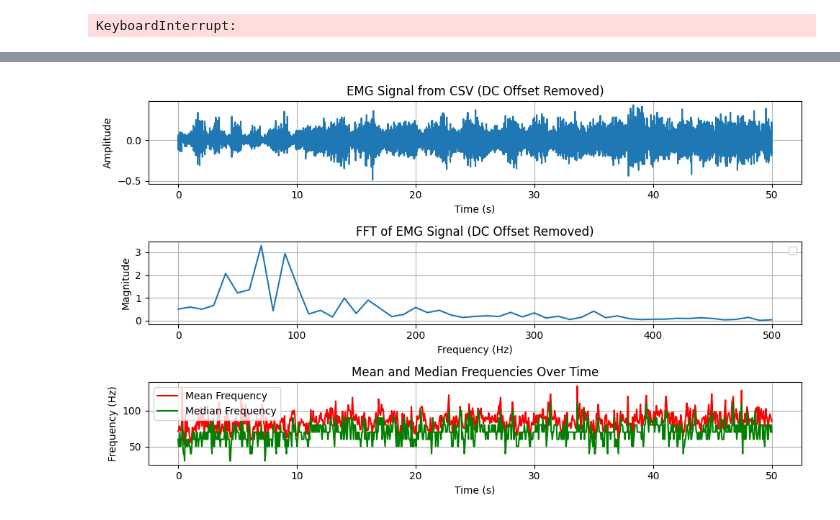
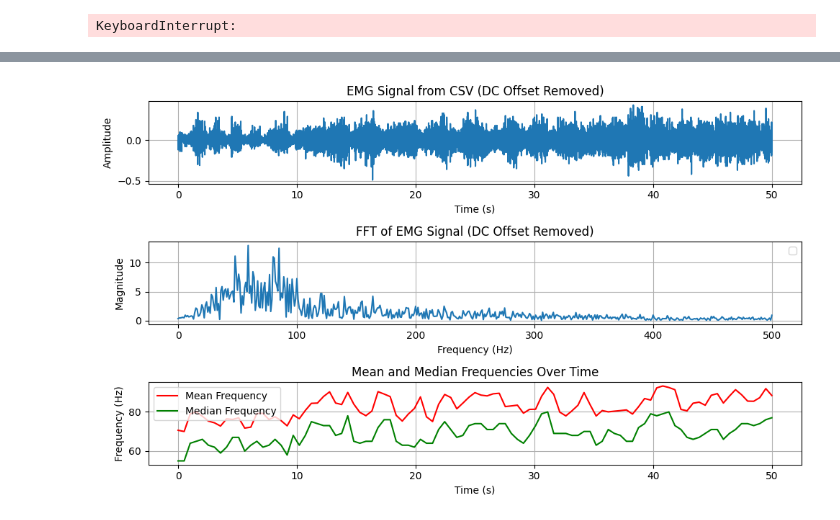
Before and after one commit to Stitch2220/FBio, a Jupyter notebook: 25.ipynb, the cells around one changed output, grey strips where cells are left out. Cells and saved outputs as stored; diff of their text form; code cells hidden in the pictures.

```diff
--- a/25.ipynb
+++ b/25.ipynb
@@ -173,7 +227,7 @@ emg_signal_zero_mean = emg_signal - np.mean(emg_signal)
 
 # Parameters for the signal
 sampling_rate = 1000  # Adjust this according to your data
-window_size = 100  # Window size for FFT
+window_size = 1000  # Window size for FFT
 overlap = 0.5  # 50% overlap
 step_size = int(window_size * (1 - overlap))
 n = len(emg_signal_zero_mean)
@@ -215,31 +269,31 @@ plt.figure(figsize=(10, 6))
 plt.subplot(3, 1, 1)
 plt.plot(np.linspace(0, n / sampling_rate, n), emg_signal_zero_mean)
 plt.title('EMG Signal from CSV (DC Offset Removed)')
 plt.xlabel('Time (s)')
 plt.ylabel('Amplitude')
 plt.grid(True)
 
 # Plot the FFT graph
 plt.subplot(3, 1, 2)
 plt.plot(fft_frequencies, fft_magnitude)
 plt.title('FFT of EMG Signal (DC Offset Removed)')
 plt.xlabel('Frequency (Hz)')
 plt.ylabel('Magnitude')
 plt.legend()
 plt.grid(True)
 
 # Plot the mean and median frequencies
 plt.subplot(3, 1, 3)
 time_windows = np.linspace(0, n / sampling_rate, len(mean_frequencies))
 plt.plot(time_windows, mean_frequencies, label='Mean Frequency', color='r')
 plt.plot(time_windows, median_frequencies, label='Median Frequency', color='g')
 plt.title('Mean and Median Frequencies Over Time')
 plt.xlabel('Time (s)')
 plt.ylabel('Frequency (Hz)')
 plt.legend()
 plt.grid(True)
 
 plt.tight_layout()
 plt.show()
 # %% [output]
-[figure, old version]
+[figure, new version]
```
Also changed, not shown: parts of 11 cells of this notebook, 12 other files.
